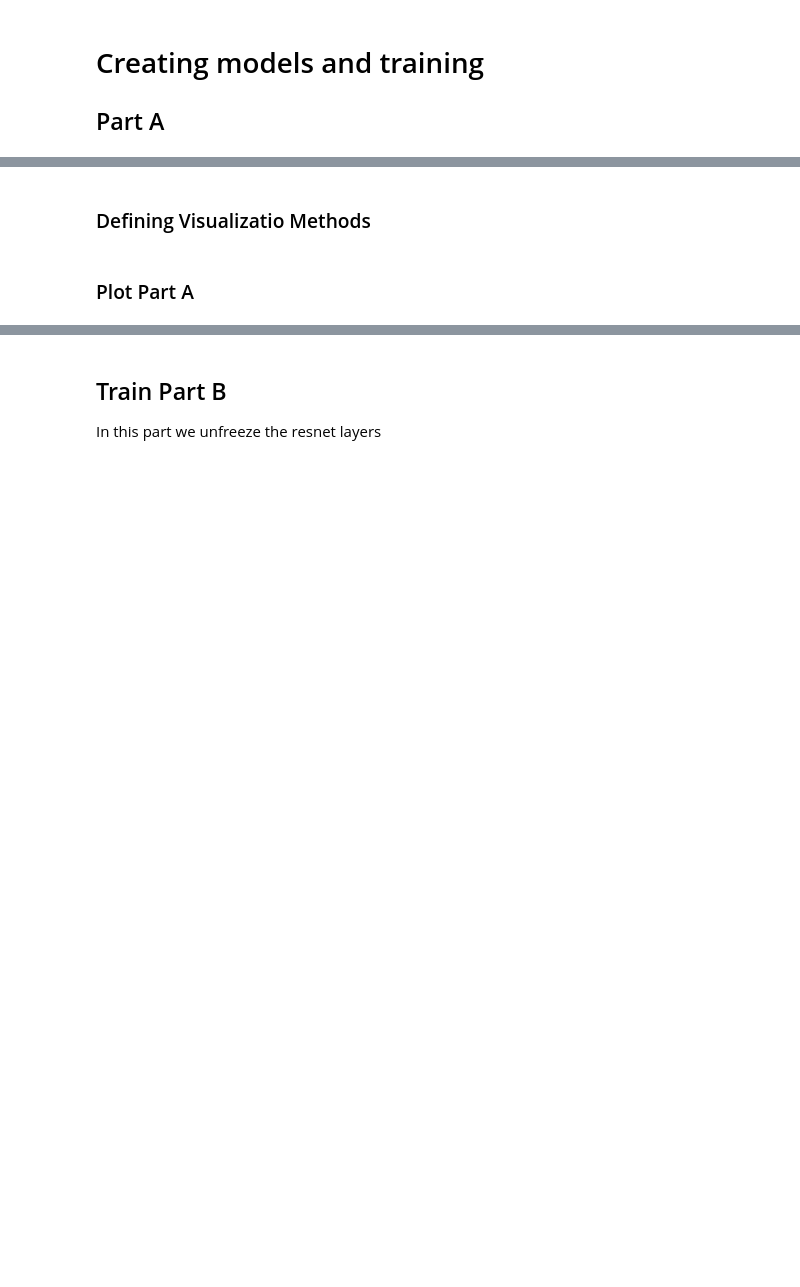
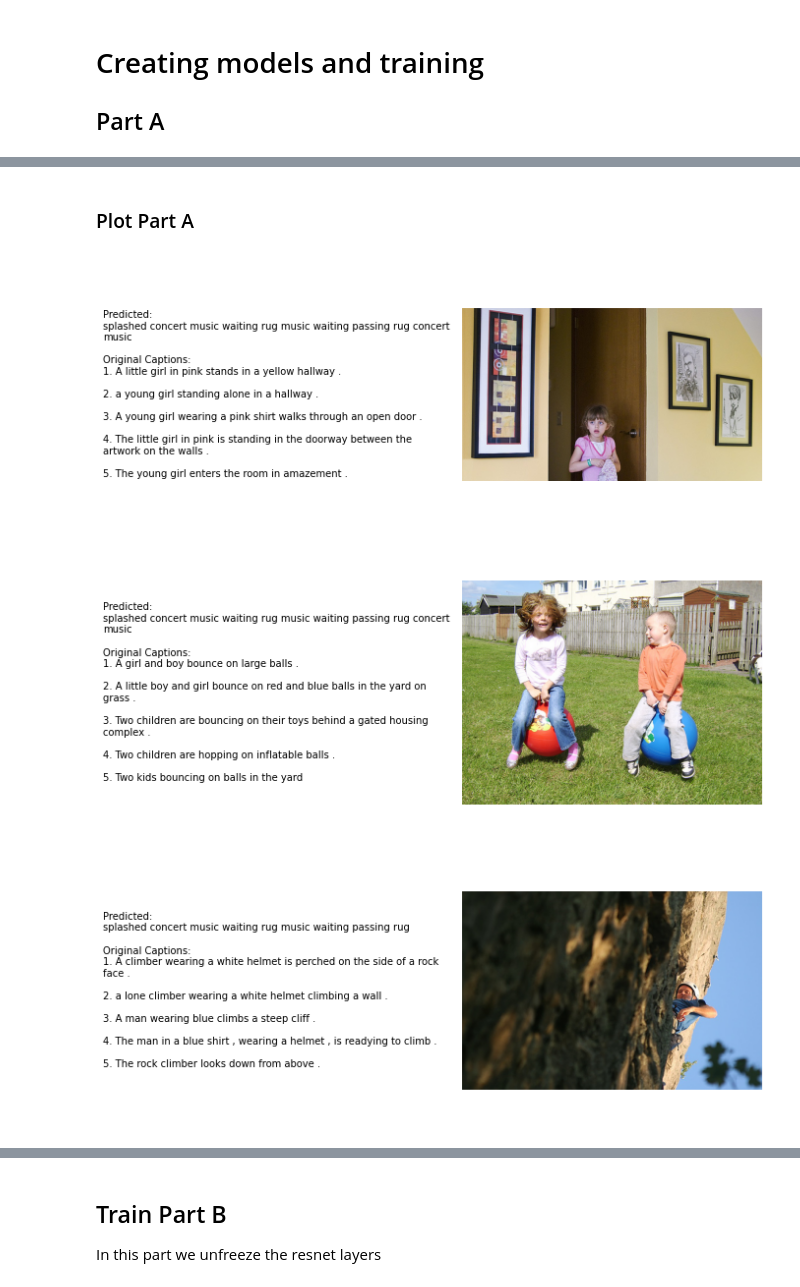
Before and after one commit to FeryET/DeepLearning_CA3, a Jupyter notebook: DL_CA7_Q1.ipynb, the cells around one changed output, grey strips where cells are left out. Saved outputs shown, nothing was run; the diff lists cells and outputs as text; code cells hidden in the pictures; blank space fills up the shorter version.

```diff
--- a/DL_CA7_Q1.ipynb
+++ b/DL_CA7_Q1.ipynb
@@ -104,0 +111,12 @@ Vocabulary Length: 2642
+# %%
+w2v_model = api.load(f"glove-twitter-{EMBEDDING_DIM}")
+embedding_weights = []
+for k, v in vocab.items():
+  try:
+    w = w2v_model.wv[k]
+  except Exception as e:
+    # If the word is not in vocabulary of word2vec model
+    w = np.random.normal(0, scale=1/EMBEDDING_DIM, size=(EMBEDDING_DIM,)).astype(np.float64)
+  embedding_weights.append(w)
+embedding_weights = np.array(embedding_weights)
+print(embedding_weights.shape)
@@ -438,5 +452,14 @@ def train(model, optimizer, loss_function, train_loader, test_loader, model_name
       generate_sentence(model)
     with open(f"/content/drive/MyDrive/Academics/Courses/Deep Learning/CA3/Q1/{model_name}.json", "w") as jfile:
       json.dump(info, jfile)
+
+    # Start after 25th Epoch
+    stop = True if len(info) > 25 else False
+    # Early stopping
+    for item in info[-5:]:
+      # Stop if there's one loss in the last 5th that is bigger than your current one
+      if item["train_loss"] - train_loss > 10e-3:
+        stop = False
+    if stop:
+      break
   return info
-generate_sentence(model)
@@ -458,8 +537,8 @@ train_dataset, test_dataset = random_split(dataset,
                                            [train_length, test_length],
                                            generator=torch.Generator(device="cpu").manual_seed(42))
 # %%
-train_batch_size = 64
-test_batch_size = 128
+train_batch_size = 128
+test_batch_size = 256
 
 train_loader = DataLoader(train_dataset, batch_size=train_batch_size, collate_fn=batch_transforms, shuffle=True)
 test_loader = DataLoader(test_dataset, batch_size=test_batch_size, collate_fn=batch_transforms, shuffle=True)
@@ -483,7 +562,7 @@ model = FlickrNet(
 
 loss_function = nn.CrossEntropyLoss(reduction='mean').cuda()
 
-optimizer = torch.optim.AdamW(model.parameters(), lr=10e-4,weight_decay=10e-2)
+optimizer = torch.optim.AdamW(model.parameters(), lr=10e-3,weight_decay=10e-3)
 # %%
 # Set the tqdm text color to white.
 
@@ -521,3 +601,4 @@ Epoch: 53        Train Loss: 1.097       Test Loss: 1.322
-# %% [markdown]
-### Defining Visualizatio Methods
+# %% [markdown]
+
+### Plot Part A
 # %%
@@ -582,8 +607,12 @@ def visualize_model(model, folder, info):
-# %% [markdown]
-### Plot Part A
 # %%
+with open("/content/drive/MyDrive/Academics/Courses/Deep Learning/CA3/Q1/part_a.json") as jfile:
+  part_a_info = json.load(jfile)
 part_a_path = "part_a_result"
 if not os.path.isdir(part_a_path):
   os.mkdir(part_a_path)
 
 visualize_model(model, part_a_path, part_a_info)
+# %% [output]
+[figure, added]
+[figure, added]
+[figure, added]
```
Also changed, not shown: parts of 20 cells of this notebook.
